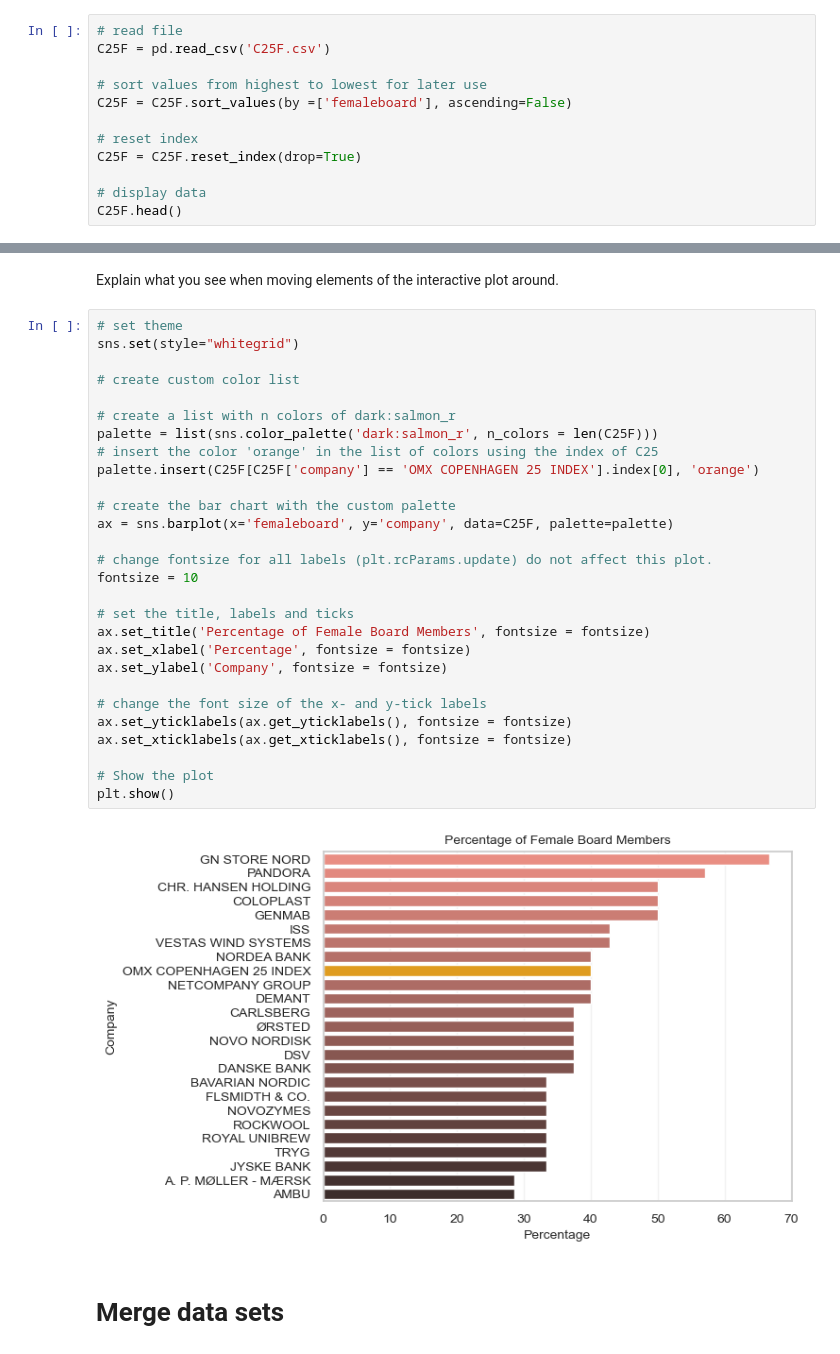
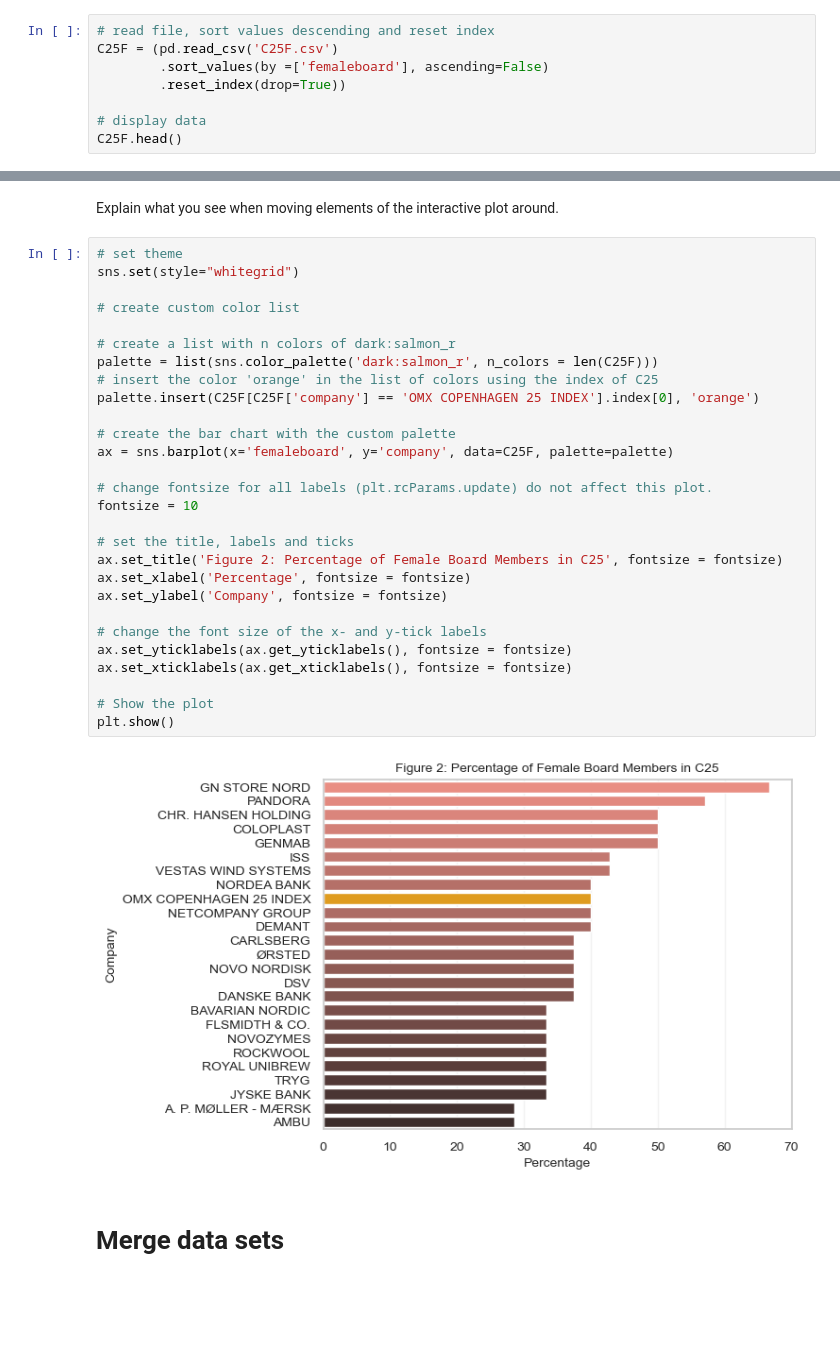
Before and after one commit to NumEconCopenhagen/projects-2023-jts, a Jupyter notebook: dataproject/dataproject.ipynb, the cells around one changed output, grey strips where cells are left out. Cells and saved outputs as stored; diff of their text form; blank space fills up the shorter version.

```diff
--- a/dataproject/dataproject.ipynb
+++ b/dataproject/dataproject.ipynb
@@ -54,14 +59,10 @@ Note: you may need to restart the kernel to use updated packages.
 # %% [markdown]
 I import a csv file containing the companies of the C25 index, a yfinance ticker and the share of female board members in each company.
 # %%
-# read file
-C25F = pd.read_csv('C25F.csv')
-
-# sort values from highest to lowest for later use
-C25F = C25F.sort_values(by =['femaleboard'], ascending=False)
-
-# reset index
-C25F = C25F.reset_index(drop=True)
+# read file, sort values descending and reset index
+C25F = (pd.read_csv('C25F.csv')
+        .sort_values(by =['femaleboard'], ascending=False)
+        .reset_index(drop=True))
 
 # display data
 C25F.head()
@@ -148,32 +141,32 @@ Explain what you see when moving elements of the interactive plot around.
 # %%
 # set theme
 sns.set(style="whitegrid")
 
 # create custom color list
 
 # create a list with n colors of dark:salmon_r
 palette = list(sns.color_palette('dark:salmon_r', n_colors = len(C25F)))
 # insert the color 'orange' in the list of colors using the index of C25
 palette.insert(C25F[C25F['company'] == 'OMX COPENHAGEN 25 INDEX'].index[0], 'orange')
 
 # create the bar chart with the custom palette
 ax = sns.barplot(x='femaleboard', y='company', data=C25F, palette=palette)
 
 # change fontsize for all labels (plt.rcParams.update) do not affect this plot.
 fontsize = 10
 
 # set the title, labels and ticks
-ax.set_title('Percentage of Female Board Members', fontsize = fontsize)
+ax.set_title('Figure 2: Percentage of Female Board Members in C25', fontsize = fontsize)
 ax.set_xlabel('Percentage', fontsize = fontsize)
 ax.set_ylabel('Company', fontsize = fontsize)
 
 # change the font size of the x- and y-tick labels
 ax.set_yticklabels(ax.get_yticklabels(), fontsize = fontsize)
 ax.set_xticklabels(ax.get_xticklabels(), fontsize = fontsize)
 
 # Show the plot
 plt.show()
 # %% [output]
-[figure, old version]
+[figure, new version]
 # %% [markdown]
 # Merge data sets
```
Also changed, not shown: parts of 19 cells of this notebook, 1 other file.
